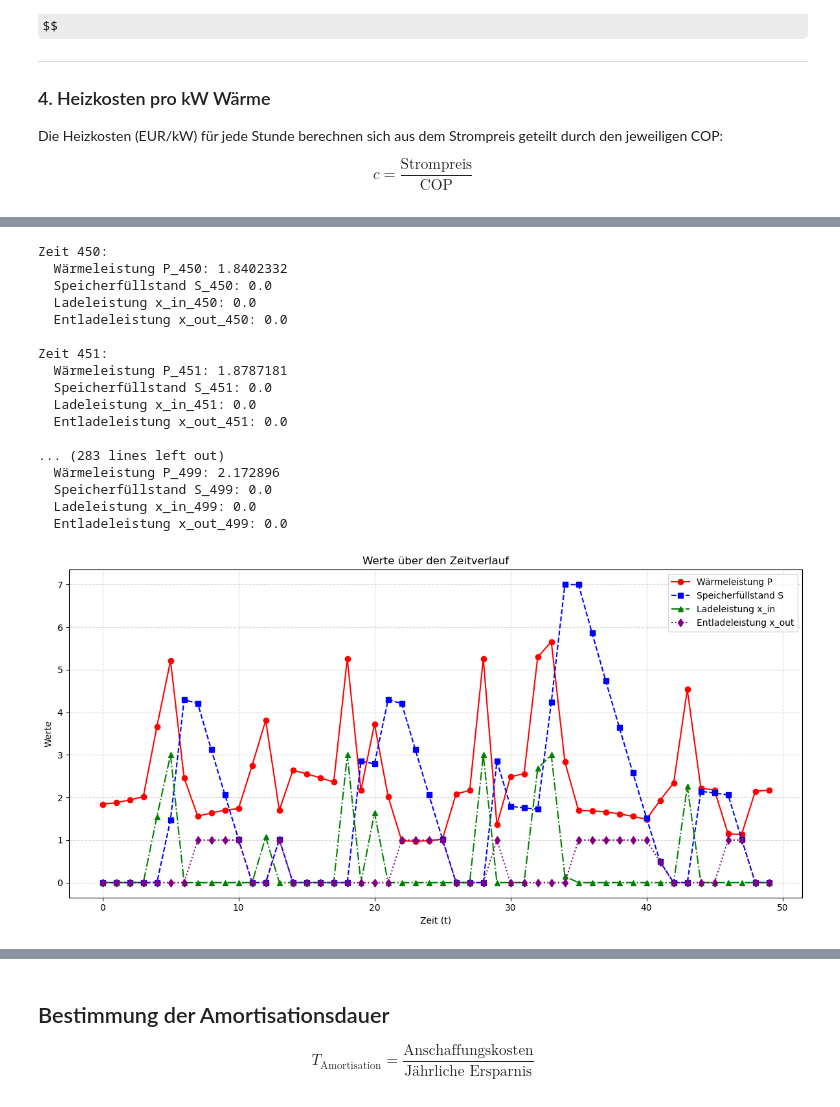
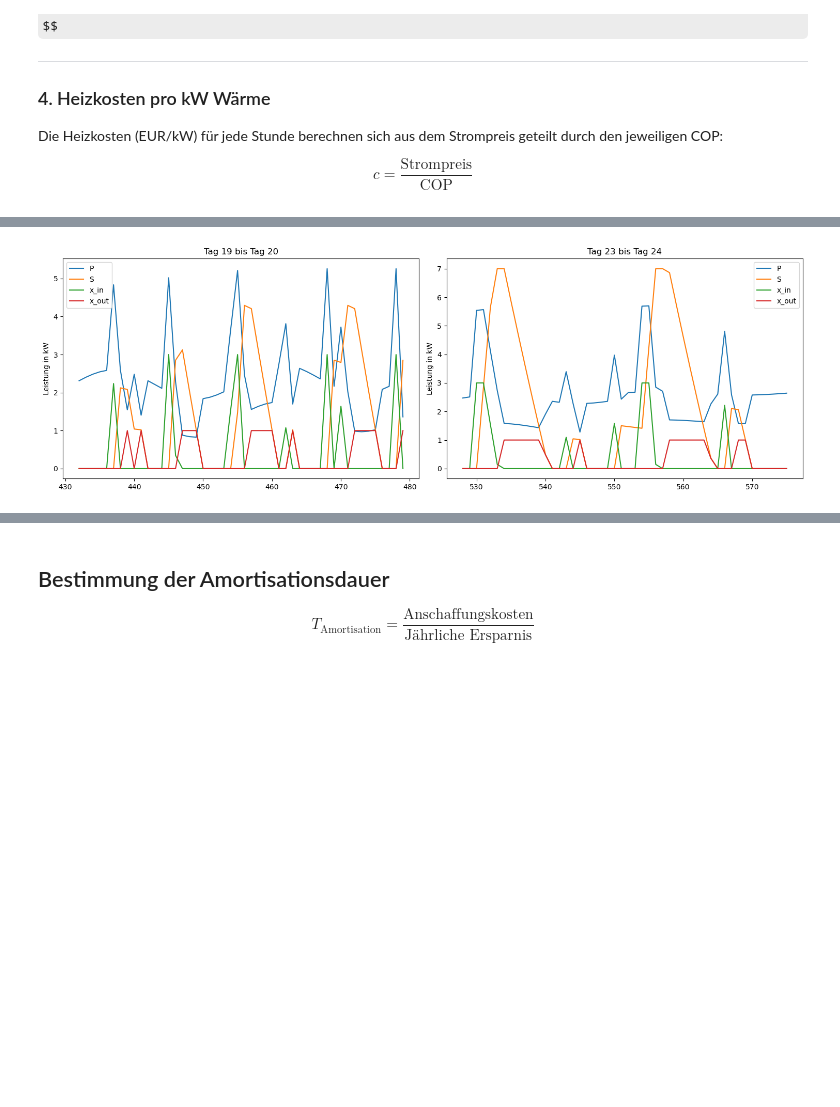
Before and after one commit to Julian3721/heatpump-operation-optimization, a Jupyter notebook: main.ipynb, the cells around one changed output, grey strips where cells are left out. Drawn from its saved outputs; the diff is of its cells as text; code cells hidden in the pictures; some formulas as TeX source; blank space fills up the shorter version.

Commit message:
calculations + graphs + layout + logic

```diff
--- a/main.ipynb
+++ b/main.ipynb
@@ -344,65 +344,31 @@ Total time (CPU seconds):       0.33   (Wallclock seconds):       0.37
 Status: Optimal
 Kosten: 359.47 €
 # %%
-# Listen zur Speicherung der Werte
-P_values = []
-S_values = []
-x_in_values = []
-x_out_values = []
-time_steps = list(range(50))
+data = {
+    'Zeit': list(range(T)),
+    'P': [P[t].varValue for t in range(T)],
+    'S': [S[t].varValue for t in range(T)],
+    'x_in': [x_in[t].varValue for t in range(T)],
+    'x_out': [x_out[t].varValue for t in range(T)],
+}
 
-# Werte extrahieren
-for t in range(450,500):
-    P_values.append(P[t].varValue)
-    S_values.append(S[t].varValue)
-    x_in_values.append(x_in[t].varValue)
-    x_out_values.append(x_out[t].varValue)
+df_pump = pd.DataFrame(data)
 
-    # Optional: Ausgabe in der Konsole
-    print(f"Zeit {t}:")
-    print(f"  Wärmeleistung P_{t}: {P[t].varValue}")
-    print(f"  Speicherfüllstand S_{t}: {S[t].varValue}")
-    print(f"  Ladeleistung x_in_{t}: {x_in[t].varValue}")
-    print(f"  Entladeleistung x_out_{t}: {x_out[t].varValue}\n")
+day_no_left = 19
+day_no_right = 23
+days_to_plot = 2
 
-# Plot erstellen
-plt.figure(figsize=(12, 6))
+fig, (ax1, ax2) = plt.subplots(1, 2, figsize=(15, 5))
 
-plt.plot(time_steps, P_values, marker='o', linestyle='-', color='red', label='Wärmeleistung P')
-plt.plot(time_steps, S_values, marker='s', linestyle='--', color='blue', label='Speicherfüllstand S')
-plt.plot(time_steps, x_in_values, marker='^', linestyle='-.', color='green', label='Ladeleistung x_in')
-plt.plot(time_steps, x_out_values, marker='d', linestyle=':', color='purple', label='Entladeleistung x_out')
+df_pump[(day_no_left - 1) * 24:((day_no_left - 1) * 24) + days_to_plot * 24 ][["P", "S", "x_in", "x_out"]].plot(ax=ax1)
+ax1.set_ylabel("Leistung in kW")
+ax1.set_title(f"Tag {day_no_left} bis Tag {day_no_left + days_to_plot - 1}")
 
-# Achsenbeschriftungen und Titel
-plt.xlabel('Zeit (t)')
-plt.ylabel('Werte')
-plt.title('Werte über den Zeitverlauf')
+df_pump[(day_no_right - 1) * 24:((day_no_right - 1) * 24) + days_to_plot * 24 ][["P", "S", "x_in", "x_out"]].plot(ax=ax2)
+ax2.set_ylabel("Leistung in kW")
+ax2.set_title(f"Tag {day_no_right} bis Tag {day_no_right + days_to_plot - 1}")
 
-# Legende
-plt.legend()
-
-# Gitter hinzufügen für bessere Lesbarkeit
-plt.grid(True, linestyle='--', alpha=0.5)
-
-# Diagramm anzeigen
 plt.tight_layout()
 plt.show()
 # %% [output]
-Zeit 450:
-  Wärmeleistung P_450: 1.8402332
-  Speicherfüllstand S_450: 0.0
-  Ladeleistung x_in_450: 0.0
-  Entladeleistung x_out_450: 0.0
-
-Zeit 451:
-  Wärmeleistung P_451: 1.8787181
-  Speicherfüllstand S_451: 0.0
-  Ladeleistung x_in_451: 0.0
-  Entladeleistung x_out_451: 0.0
-
-... (283 lines left out)
-  Wärmeleistung P_499: 2.172896
-  Speicherfüllstand S_499: 0.0
-  Ladeleistung x_in_499: 0.0
-  Entladeleistung x_out_499: 0.0
-[figure, old version]
+[figure, new version]
```
Also changed, not shown: parts of 5 cells of this notebook.
